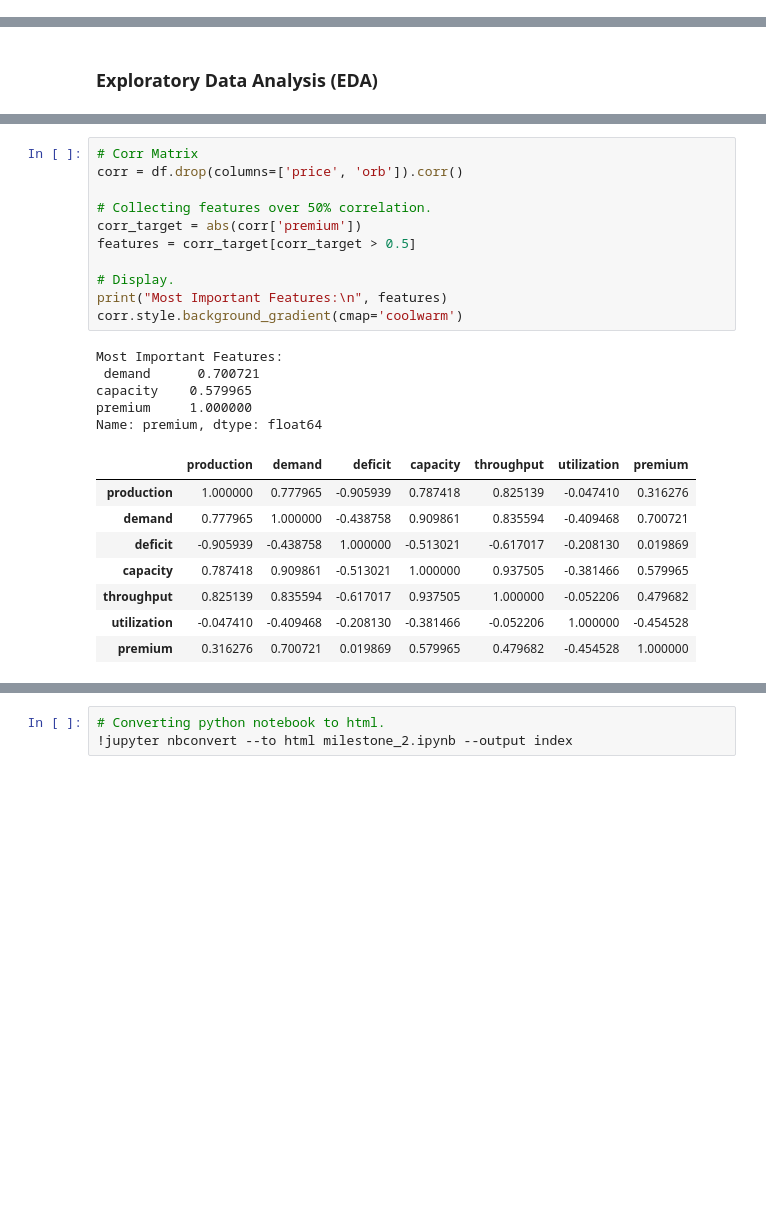
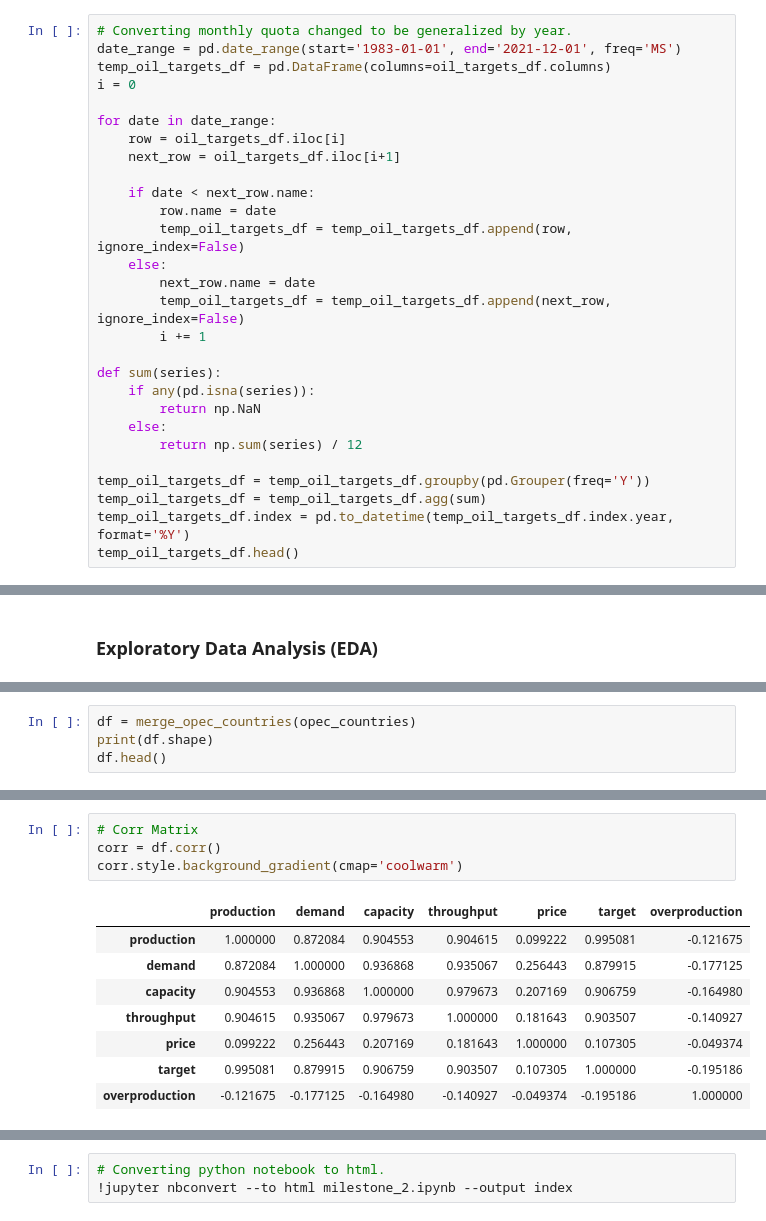
Before and after one commit to willcrodman/data_science_final_project, a Jupyter notebook: final.ipynb, the cells around one changed output, grey strips where cells are left out. Saved outputs shown, nothing was run; the diff lists cells and outputs as text; blank space fills up the shorter version.

```diff
--- a/final.ipynb
+++ b/final.ipynb
@@ -546,0 +551,28 @@ oil_targets_df.head()
+# %%
+# Converting monthly quota changed to be generalized by year.
+date_range = pd.date_range(start='1983-01-01', end='2021-12-01', freq='MS')
+temp_oil_targets_df = pd.DataFrame(columns=oil_targets_df.columns)
+i = 0
+
+for date in date_range:
+    row = oil_targets_df.iloc[i]
+    next_row = oil_targets_df.iloc[i+1]
+
+    if date < next_row.name:
+        row.name = date
+        temp_oil_targets_df = temp_oil_targets_df.append(row, ignore_index=False)
+    else:
+        next_row.name = date
+        temp_oil_targets_df = temp_oil_targets_df.append(next_row, ignore_index=False)
+        i += 1
+
+def sum(series):
+    if any(pd.isna(series)):
+        return np.NaN
+    else:
+        return np.sum(series) / 12
+
+temp_oil_targets_df = temp_oil_targets_df.groupby(pd.Grouper(freq='Y'))
+temp_oil_targets_df = temp_oil_targets_df.agg(sum)
+temp_oil_targets_df.index = pd.to_datetime(temp_oil_targets_df.index.year, format='%Y')
+temp_oil_targets_df.head()
@@ -630,0 +670,4 @@ df.tail()
+# %%
+df = merge_opec_countries(opec_countries)
+print(df.shape)
+df.head()
@@ -631,25 +688,13 @@ df.tail()
 # %%
 # Corr Matrix
-corr = df.drop(columns=['price', 'orb']).corr()
-
-# Collecting features over 50% correlation.
-corr_target = abs(corr['premium'])
-features = corr_target[corr_target > 0.5]
-
-# Display.
-print("Most Important Features:\n", features)
+corr = df.corr()
 corr.style.background_gradient(cmap='coolwarm')
 # %% [output]
-Most Important Features:
- demand      0.700721
-capacity    0.579965
-premium     1.000000
-Name: premium, dtype: float64
-|  | production | demand | deficit | capacity | throughput | utilization | premium |
-| production | 1.000000 | 0.777965 | -0.905939 | 0.787418 | 0.825139 | -0.047410 | 0.316276 |
-| demand | 0.777965 | 1.000000 | -0.438758 | 0.909861 | 0.835594 | -0.409468 | 0.700721 |
-| deficit | -0.905939 | -0.438758 | 1.000000 | -0.513021 | -0.617017 | -0.208130 | 0.019869 |
-| capacity | 0.787418 | 0.909861 | -0.513021 | 1.000000 | 0.937505 | -0.381466 | 0.579965 |
-| throughput | 0.825139 | 0.835594 | -0.617017 | 0.937505 | 1.000000 | -0.052206 | 0.479682 |
-| utilization | -0.047410 | -0.409468 | -0.208130 | -0.381466 | -0.052206 | 1.000000 | -0.454528 |
-| premium | 0.316276 | 0.700721 | 0.019869 | 0.579965 | 0.479682 | -0.454528 | 1.000000 |
+|  | production | demand | capacity | throughput | price | target | overproduction |
+| production | 1.000000 | 0.872084 | 0.904553 | 0.904615 | 0.099222 | 0.995081 | -0.121675 |
+| demand | 0.872084 | 1.000000 | 0.936868 | 0.935067 | 0.256443 | 0.879915 | -0.177125 |
+| capacity | 0.904553 | 0.936868 | 1.000000 | 0.979673 | 0.207169 | 0.906759 | -0.164980 |
+| throughput | 0.904615 | 0.935067 | 0.979673 | 1.000000 | 0.181643 | 0.903507 | -0.140927 |
+| price | 0.099222 | 0.256443 | 0.207169 | 0.181643 | 1.000000 | 0.107305 | -0.049374 |
+| target | 0.995081 | 0.879915 | 0.906759 | 0.903507 | 0.107305 | 1.000000 | -0.195186 |
+| overproduction | -0.121675 | -0.177125 | -0.164980 | -0.140927 | -0.049374 | -0.195186 | 1.000000 |
```
Also changed, not shown: parts of 21 cells of this notebook, 1 other file.
